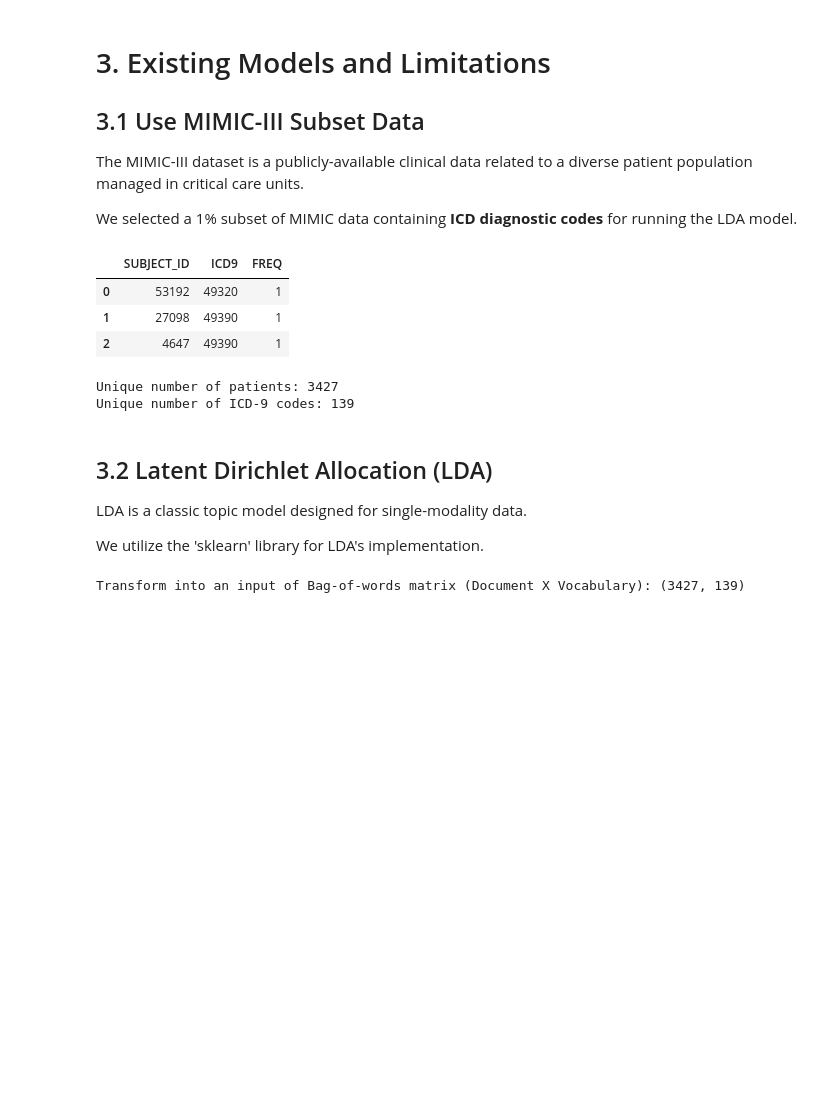
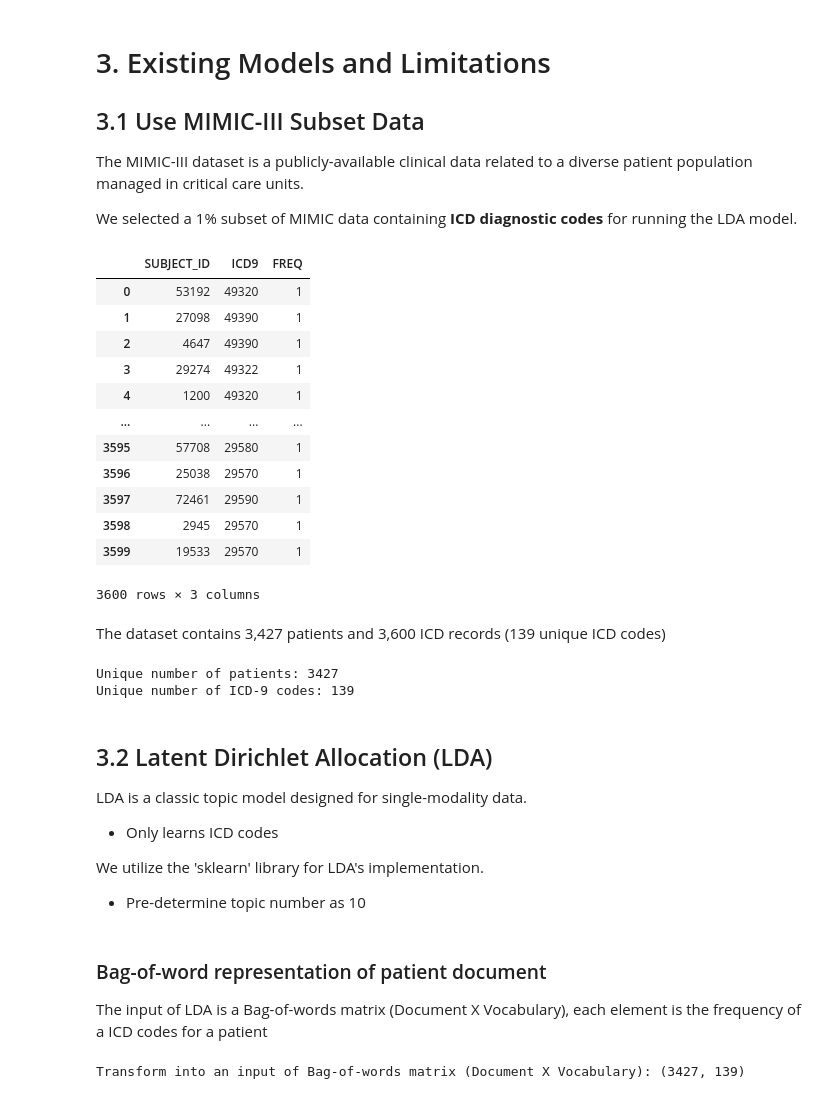
Before and after one commit to li-lab-mcgill/MixEHR_Seed_Tutorial, a Jupyter notebook: MixEHR_Seed_tutorial.ipynb, the cells around one changed output. Cells and saved outputs as stored; diff of their text form; code cells hidden in the pictures; blank space fills up the shorter version.

```diff
--- a/MixEHR_Seed_tutorial.ipynb
+++ b/MixEHR_Seed_tutorial.ipynb
@@ -256,12 +268,23 @@ We selected a 1% subset of MIMIC data containing **ICD diagnostic codes** for ru
 # %%
 import pandas as pd
 data = pd.read_csv('./data/icd_toy_data_lda.csv')
-data.head(3)
+data
 # %% [output]
 |  | SUBJECT_ID | ICD9 | FREQ |
 | 0 | 53192 | 49320 | 1 |
 | 1 | 27098 | 49390 | 1 |
 | 2 | 4647 | 49390 | 1 |
+| 3 | 29274 | 49322 | 1 |
+| 4 | 1200 | 49320 | 1 |
+| ... | ... | ... | ... |
+| 3595 | 57708 | 29580 | 1 |
+| 3596 | 25038 | 29570 | 1 |
+| 3597 | 72461 | 29590 | 1 |
+| 3598 | 2945 | 29570 | 1 |
+| 3599 | 19533 | 29570 | 1 |
+3600 rows × 3 columns
+# %% [markdown]
+The dataset contains 3,427 patients and 3,600 ICD records (139 unique ICD codes)
 # %%
 # Count the unique number of patients
 unique_patients_count = data['SUBJECT_ID'].nunique()
@@ -279,6 +302,10 @@ Unique number of ICD-9 codes: 139
 
 LDA is a classic topic model designed for single-modality data.
 
+* Only learns ICD codes
+
 We utilize the 'sklearn' library for LDA's implementation.
+
+* Pre-determine topic number as 10
 # %%
 from sklearn.decomposition import LatentDirichletAllocation
@@ -285,3 +314,7 @@ from sklearn.decomposition import LatentDirichletAllocation
+# %% [markdown]
+### Bag-of-word representation of patient document
+
+The input of LDA is a Bag-of-words matrix (Document X Vocabulary), each element is the frequency of a ICD codes for a patient
 # %%
 from sklearn.feature_extraction.text import CountVectorizer
 
```
Also changed, not shown: parts of 20 cells of this notebook, 2 other files.
